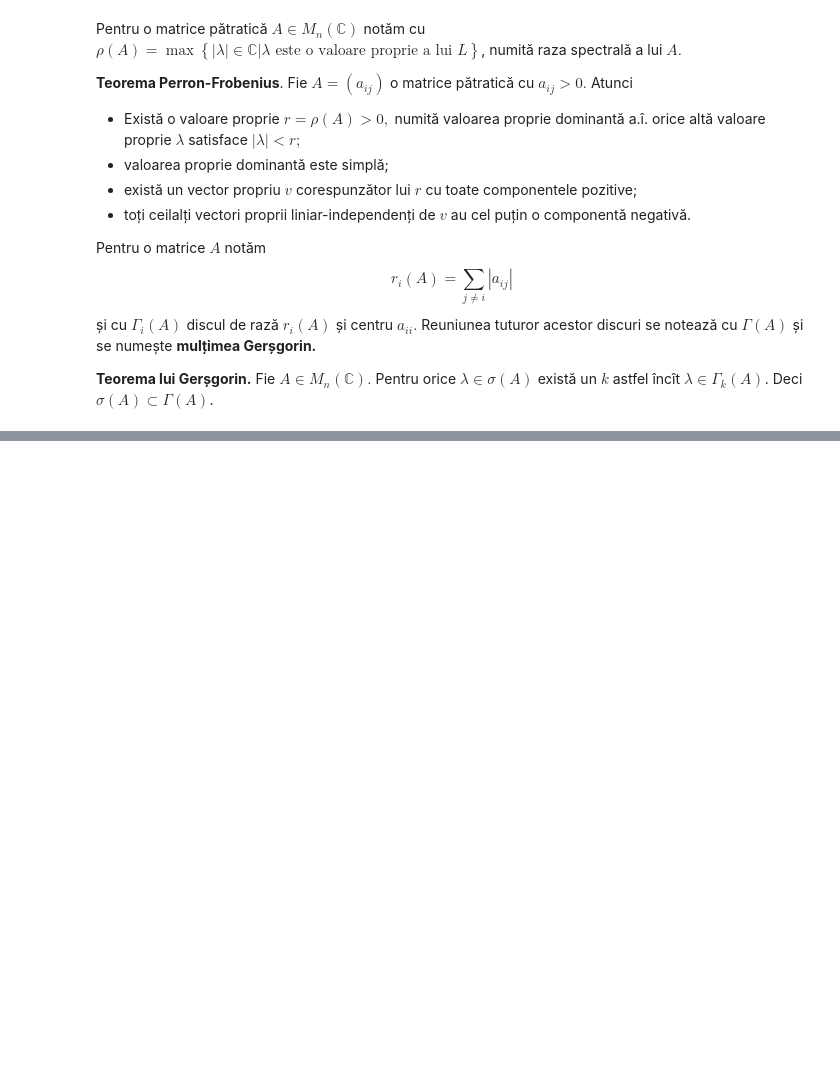
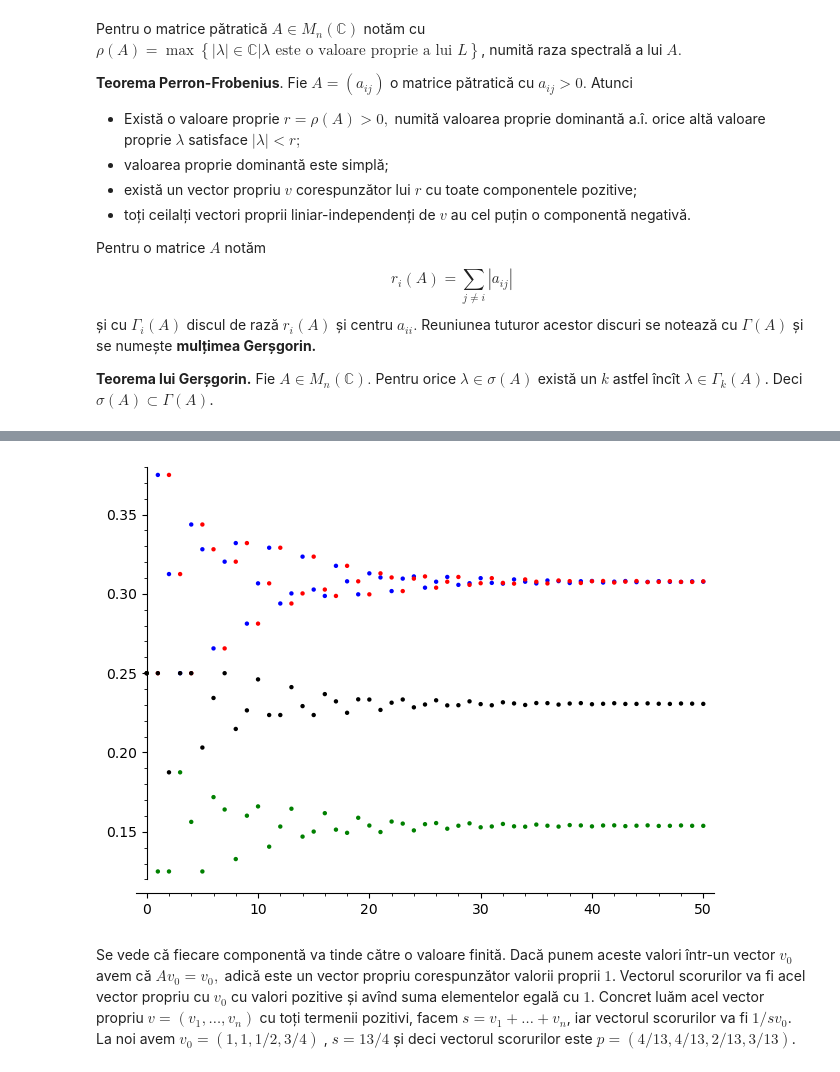
Before and after one commit to adhalanay/curs-id, a Jupyter notebook: Cursul3.ipynb, the cells around one changed output, grey strips where cells are left out. Drawn from its saved outputs; the diff is of its cells as text; code cells hidden in the pictures; blank space fills up the shorter version.

```diff
--- a/Cursul3.ipynb
+++ b/Cursul3.ipynb
@@ -177,0 +228,25 @@ $$
+# %%
+A=matrix(QQ,[[0,0,1/2,1],[1,0,0,0],[0,1/2,0,0],[0,1/2,1/2,0]])
+v=vector([1/4,1/4,1/4,1/4])
+v0=v
+l0=[v[0]]
+l1=[v[1]]
+l2=[v[2]]
+l3=[v[3]]
+for n in range(50):
+    w = A*v0
+    l0.append(w[0])
+    l1.append(w[1])
+    l2.append(w[2])
+    l3.append(w[3])
+    v0=w
+p0 = list_plot(l0)
+p1 = list_plot(l1,color = 'red')
+p2 = list_plot(l2,color = 'green')
+p3 = list_plot(l3,color = 'black')
+(p0+p1+p2+p3).show()
+# %% [output]
+[figure, added]
+# %% [markdown]
+Se vede că fiecare componentă va tinde către o valoare finită. Dacă punem aceste valori într-un vector $v_0$ avem că $Av_0 = v_0,$ adică este un vector propriu corespunzător valorii proprii $1$. Vectorul scorurilor va fi acel vector propriu cu $v_0$ cu valori pozitive și avînd suma elementelor egală cu $1$. Concret luăm acel vector propriu $v=(v_1,\dots,v_n)$ cu toți termenii pozitivi, facem $s=v_1+\dots+v_n$, iar vectorul scorurilor va fi $1/sv_0$. La noi avem
+$v_0 = (1,1,1/2,3/4)$ , $ s=13/4$ și deci vectorul scorurilor este $p=(4/13,4/13,2/13,3/13)$.
```
Also changed, not shown: parts of 8 cells of this notebook, 2 other files.
